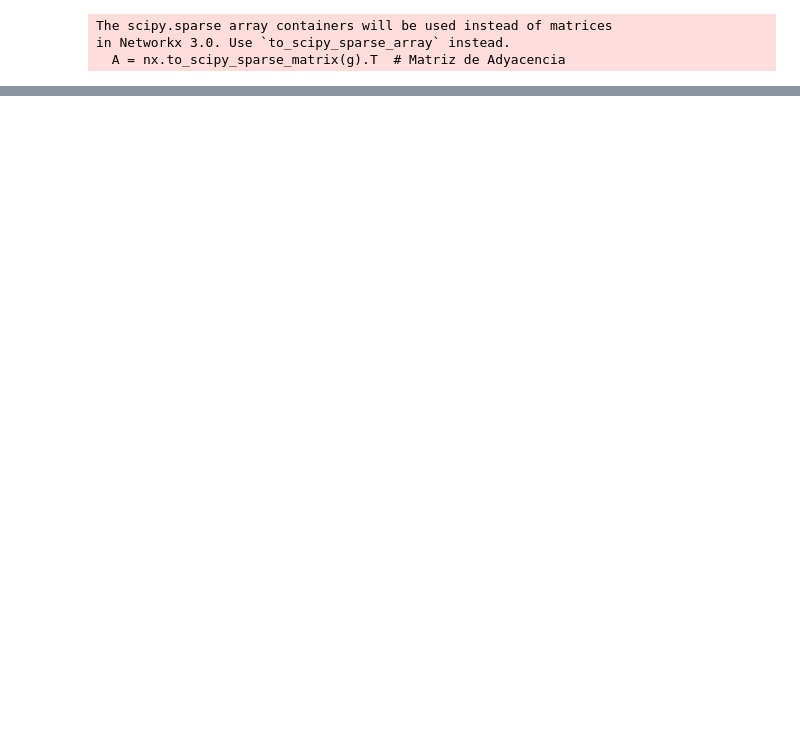
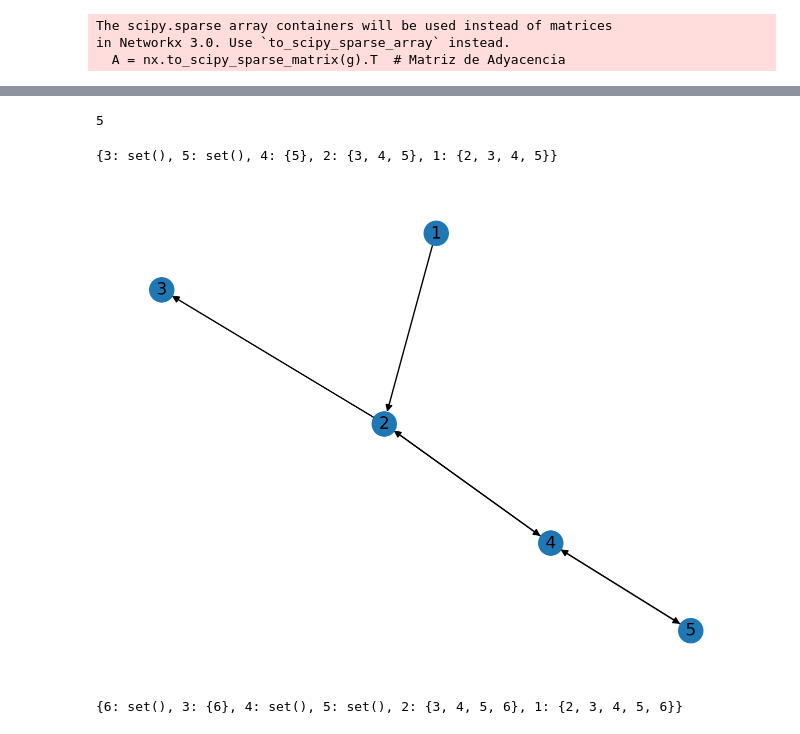
Before and after one commit to facundojgarcia02/CoNet, a Jupyter notebook: Tp Final/analysis/testing.ipynb, the cells around one changed output, grey strips where cells are left out. Saved outputs shown, nothing was run; the diff lists cells and outputs as text; code cells hidden in the pictures; blank space fills up the shorter version.

Commit message:
Deep Search

```diff
--- a/Tp Final/analysis/testing.ipynb
+++ b/Tp Final/analysis/testing.ipynb
@@ -30,0 +75,34 @@ in Networkx 3.0. Use `to_scipy_sparse_array` instead.
+# %%
+g = nx.DiGraph()
+g.add_nodes_from([1, 2, 3, 4, 5])
+g.add_edges_from([(1, 2), (2, 3), (2, 4), (4, 2), (4, 5), (5, 4)])
+
+nx.draw(g, with_labels=True)
+search = SearchScope(g)
+search(1)
+search.scoped_nodes
+# %% [output]
+5
+{3: set(), 5: set(), 4: {5}, 2: {3, 4, 5}, 1: {2, 3, 4, 5}}
+[figure, added]
+# %%
+scoped_nodes = {}
+def search_scope(g, node):
+    neighs = list(nx.neighbors(g, node)) #Me guardo los primeros vecinos.
+    scope = set() #Guardo el scope TOTAL del nodo.
+
+    for n in neighs: # Me fijo por cada vecino si tengo el scope.
+        try:
+            partial_scope = scoped_nodes[n]
+        except KeyError: #Si no lo tengo, que vaya a buscar el scope de ese nodo.
+            search_scope(g, n)
+            partial_scope = scoped_nodes[n]
+        finally:
+            scope = scope | partial_scope | set([n])#Me guardo el scope que tenía + el que encontré
+
+    scoped_nodes[node] = scope #Me guardo el scope del nodo finalmente.
+
+search_scope(g, 1)
+scoped_nodes
+# %% [output]
+{6: set(), 3: {6}, 4: set(), 5: set(), 2: {3, 4, 5, 6}, 1: {2, 3, 4, 5, 6}}
```
Also changed, not shown: parts of 7 cells of this notebook, 2 other files.
